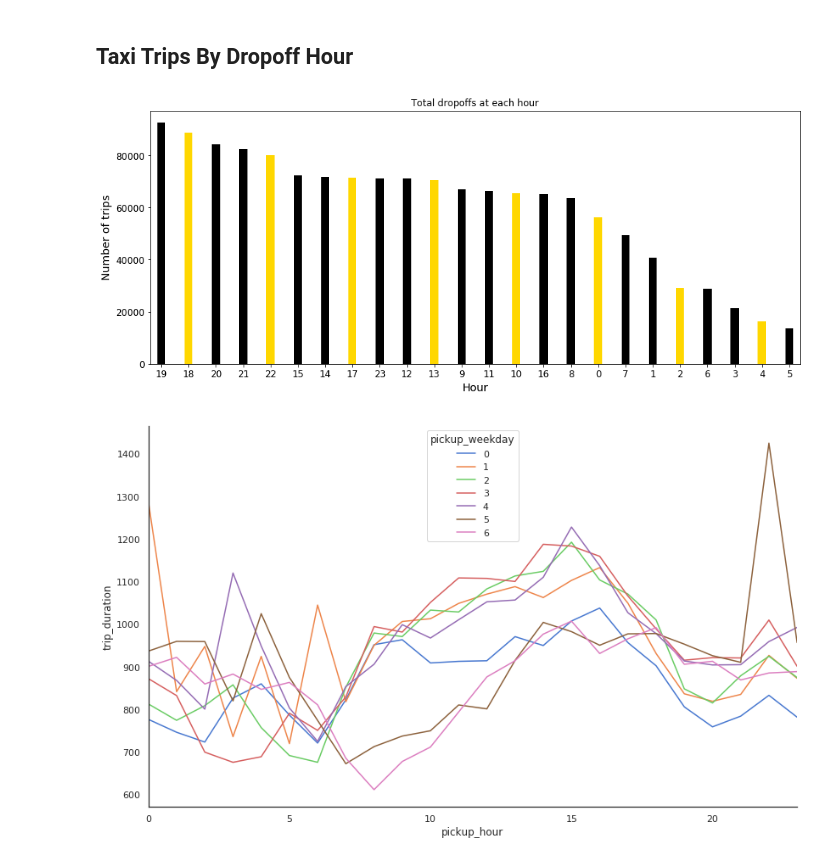
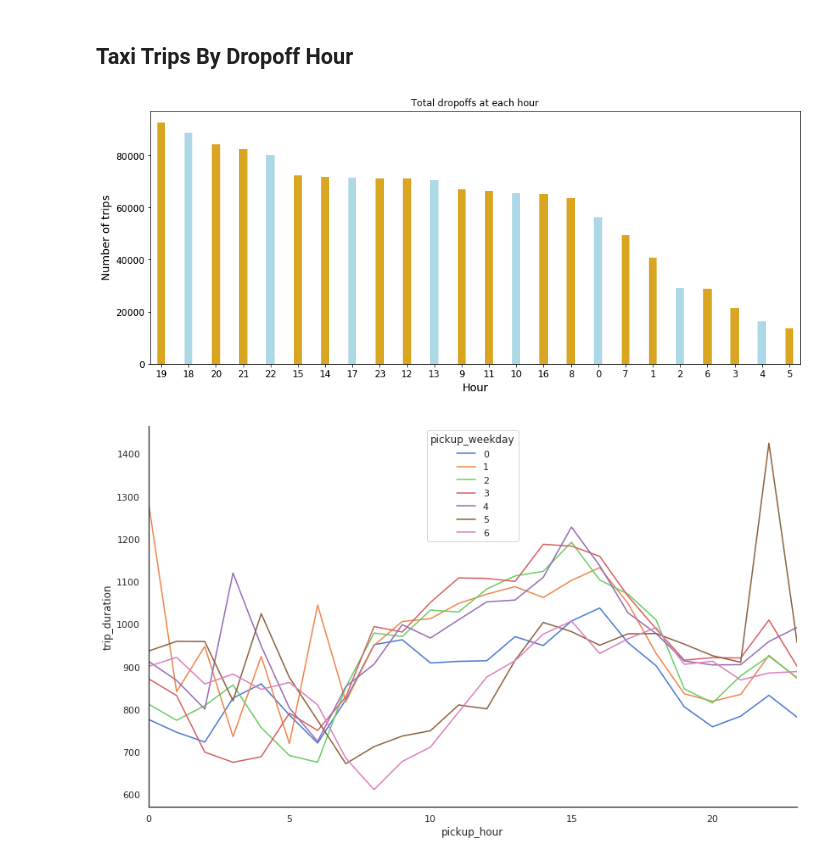
Before and after one commit to 181221/dat158ml-oblig2, a Jupyter notebook: taxi-trip.ipynb, the cells around one changed output. Drawn from its saved outputs; the diff is of its cells as text; code cells hidden in the pictures.

```diff
--- a/taxi-trip.ipynb
+++ b/taxi-trip.ipynb
@@ -399,15 +399,15 @@ sns.catplot(x="pickup_hour", y="log_trip_duration", data=train,color='gold',heig
 # %%
 
 train['dropoff_hour'] = train['dropoff_datetime'].dt.hour
 plt.figure(figsize=(15, 6))
-train.dropoff_hour.value_counts().plot(kind='bar',color=["black","gold"],align='center',width=0.3)
+train.dropoff_hour.value_counts().plot(kind='bar',color=["goldenrod","lightblue"],align='center',width=0.3)
 plt.xticks(rotation='horizontal')
 plt.xlabel("Hour")
 plt.ylabel("Number of trips")
 plt.title("Total dropoffs at each hour");
 train.drop('dropoff_hour',axis=1,inplace=True)
 # %% [output]
-[figure, old version]
+[figure, new version]
 # %%
 summary_hour_duration = pd.DataFrame(train.groupby(['pickup_weekday','pickup_hour'])['trip_duration'].mean())
 summary_hour_duration.reset_index(inplace = True)
```
Also changed, not shown: parts of 29 cells of this notebook.
